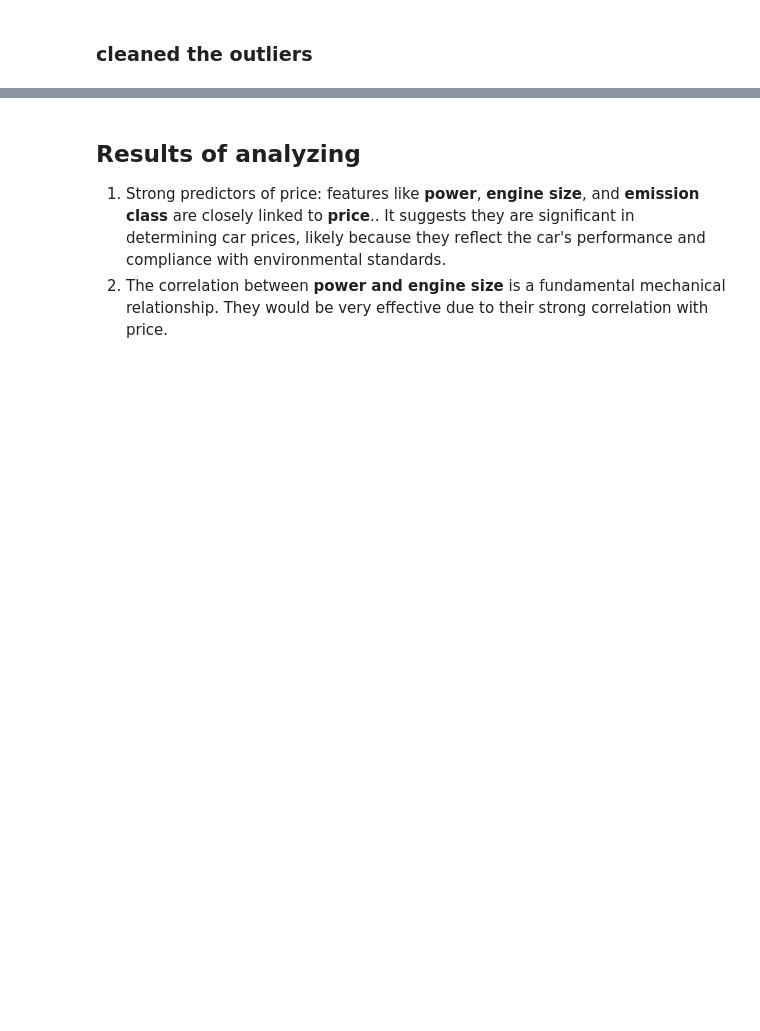
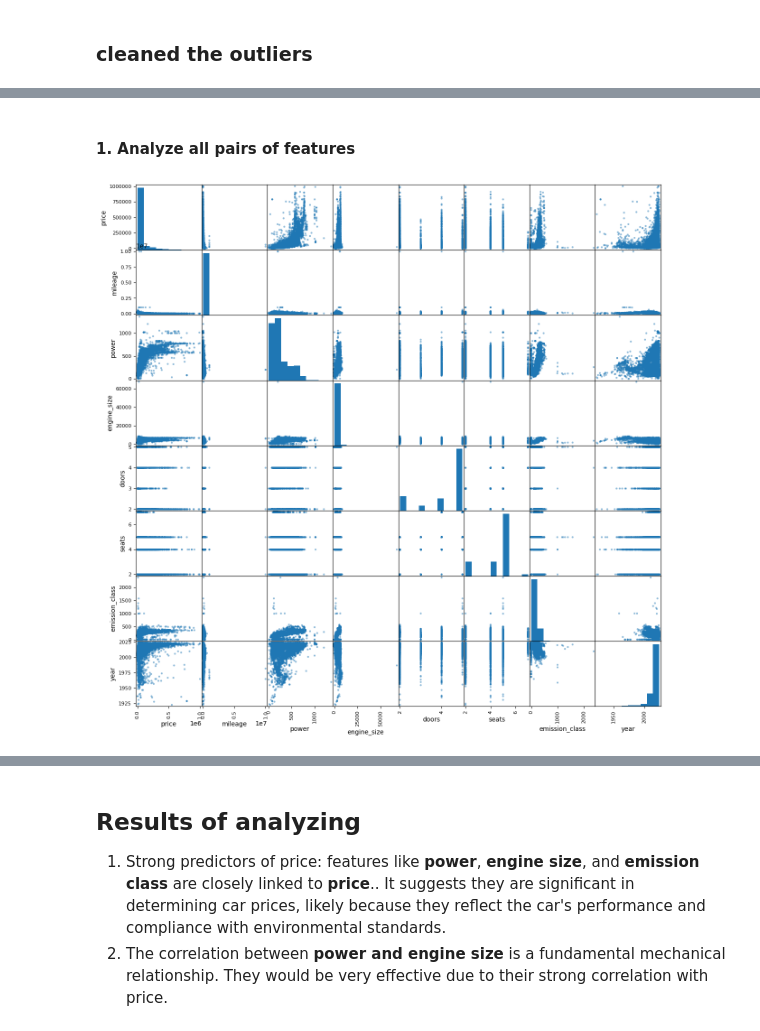
Before and after one commit to HES-SO-Master-WebMining-Group-D/CarPricePredictor, a Jupyter notebook: Descriptive_statistics_correlation_analysis.ipynb, the cells around one changed output, grey strips where cells are left out. Saved outputs shown, nothing was run; the diff lists cells and outputs as text; code cells hidden in the pictures; blank space fills up the shorter version.

```diff
--- a/Descriptive_statistics_correlation_analysis.ipynb
+++ b/Descriptive_statistics_correlation_analysis.ipynb
@@ -98,5 +112,9 @@ plt.show()
+# %% [markdown]
+#### 1. Analyze all pairs of features
 # %%
-# analyze all pairs of features
-pd.plotting.scatter_matrix(df, figsize=(15, 15))
+# Plot the scatter matrix
+pd.plotting.scatter_matrix(df_only_numerical, figsize=(15, 15))
 plt.show()
+# %% [output]
+[figure, added]
 # %%
```
Also changed, not shown: parts of 56 cells of this notebook, 2 other files.
